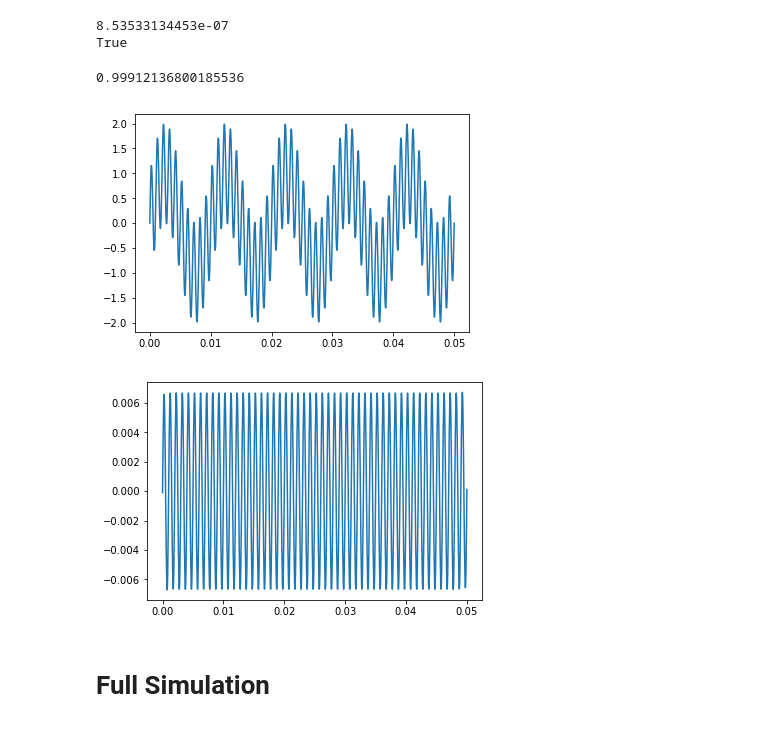
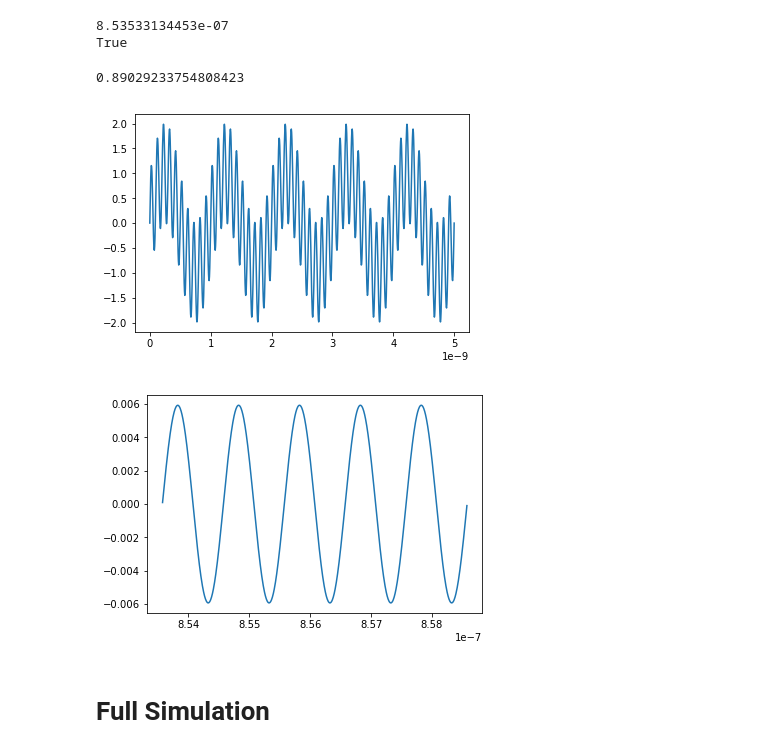
Before and after one commit to bhokansonfasig/pyrex, a Jupyter notebook: Code Examples.ipynb, the cells around one changed output. Drawn from its saved outputs; the diff is of its cells as text; code cells hidden in the pictures.

```diff
--- a/Code Examples.ipynb
+++ b/Code Examples.ipynb
@@ -306,23 +306,23 @@ print(my_path.time_of_flight() == my_path.tof)
 8.53533134453e-07
 True
 # %%
-frequency = 1000 # Hz
+frequency = 1e9 # Hz
 my_path.attenuation(f=frequency, n_steps=100)
 # %% [output]
-0.99912136800185536
+0.89029233754808423
 # %%
-time_array = np.linspace(0, 0.05, 1001)
-my_signal = (pyrex.FunctionSignal(time_array, lambda t: np.sin(100*2*np.pi*t))
-             + pyrex.FunctionSignal(time_array, lambda t: np.sin(1000*2*np.pi*t)))
+time_array = np.linspace(0, 5e-9, 1001)
+my_signal = (pyrex.FunctionSignal(time_array, lambda t: np.sin(1e9*2*np.pi*t))
+             + pyrex.FunctionSignal(time_array, lambda t: np.sin(1e10*2*np.pi*t)))
 plt.plot(my_signal.times, my_signal.values)
 plt.show()
 
 my_path.propagate(my_signal)
 plt.plot(my_signal.times, my_signal.values)
 plt.show()
 # %% [output]
-[figure, old version]
+[figure, new version]
-[figure, old version]
+[figure, new version]
 # %% [markdown]
 <a id="kernel"></a>
 # Full Simulation
```
Also changed, not shown: parts of 5 cells of this notebook, 2 other files.
